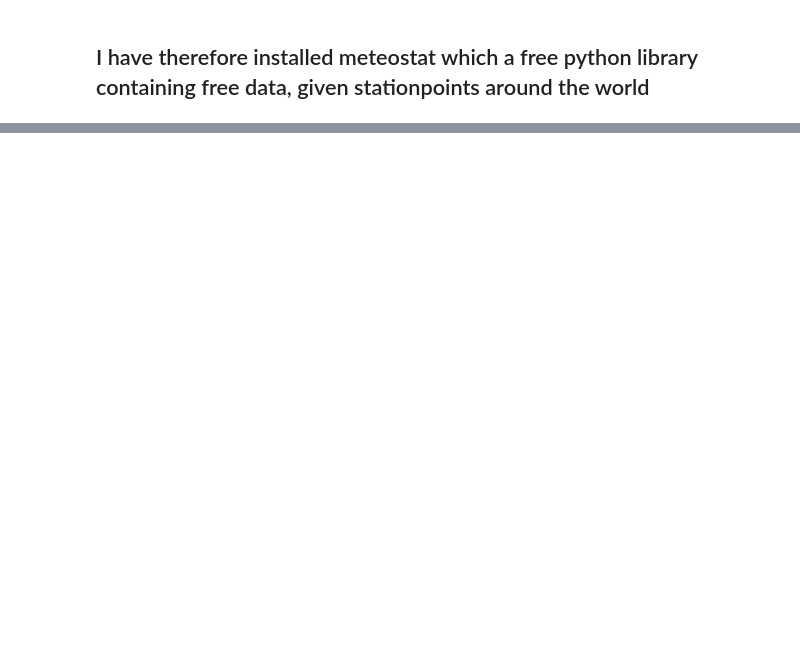
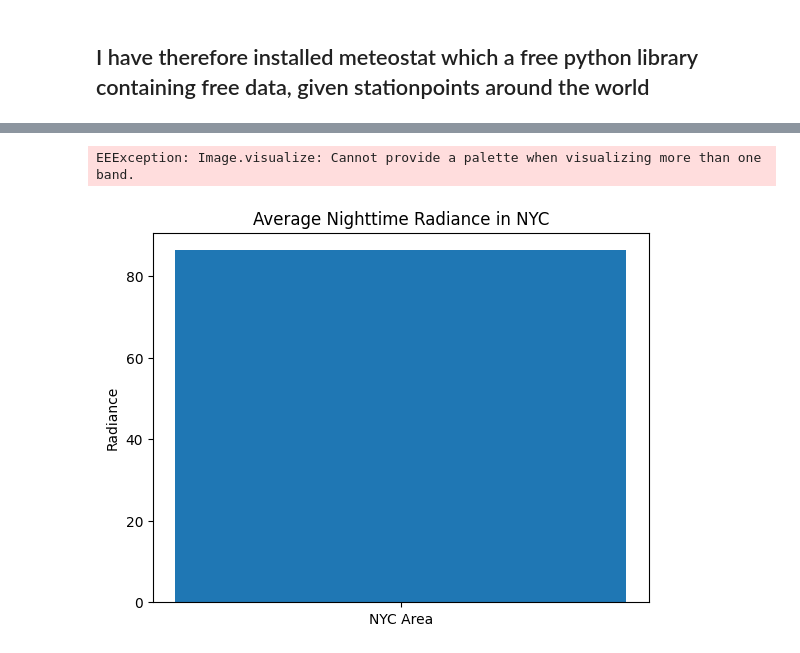
Before and after one commit to maseehfaizan/Project_code, a Jupyter notebook: Master.ipynb, the cells around one changed output, grey strips where cells are left out. Drawn from its saved outputs; the diff is of its cells as text; code cells hidden in the pictures; blank space fills up the shorter version.

Commit message:
Everything works fine, I have all the right data, The satelite data needs work

```diff
--- a/Master.ipynb
+++ b/Master.ipynb
@@ -59,0 +142,25 @@ print(data)
+# %%
+import matplotlib.pyplot as plt
+from PIL import Image
+import urllib.request
+
+url = nighttime_image.getThumbUrl({'min': 0, 'max': 60, 'dimensions': 512, 'format': 'png', 'palette': ['000000', '0000FF', 'FF00FF', '00FFFF', '00FF00', 'FFFF00', 'FF0000']})
+image = Image.open(urllib.request.urlopen(url))
+
+plt.figure(figsize=(10, 10))
+plt.imshow(image)
+plt.axis('off')
+plt.show()
+# %% [output]
+EEException: Image.visualize: Cannot provide a palette when visualizing more than one band.
+# %%
+import matplotlib.pyplot as plt
+
+# Assuming result contains the average radiance data
+avg_rad_value = result['avg_rad']
+plt.bar(['NYC Area'], [avg_rad_value])
+plt.title('Average Nighttime Radiance in NYC')
+plt.ylabel('Radiance')
+plt.show()
+# %% [output]
+[figure, added]
```
Also changed, not shown: parts of 19 cells of this notebook.
